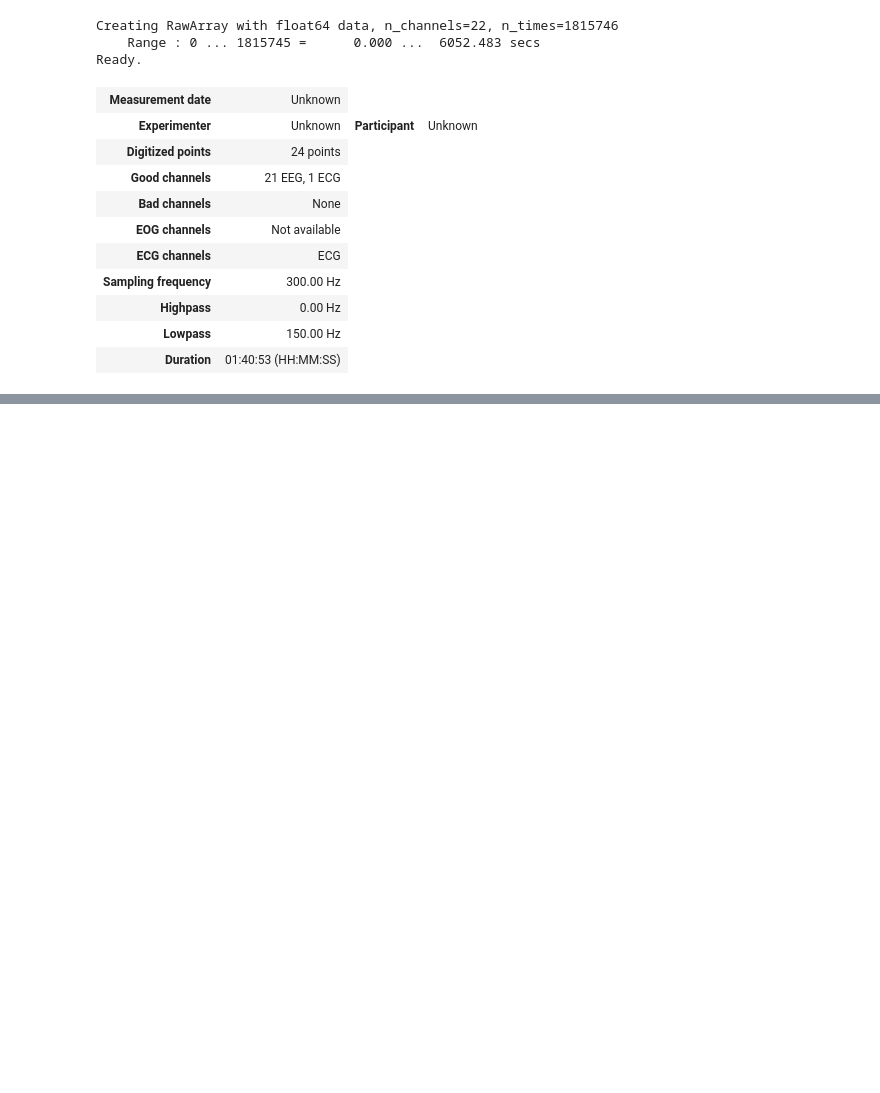
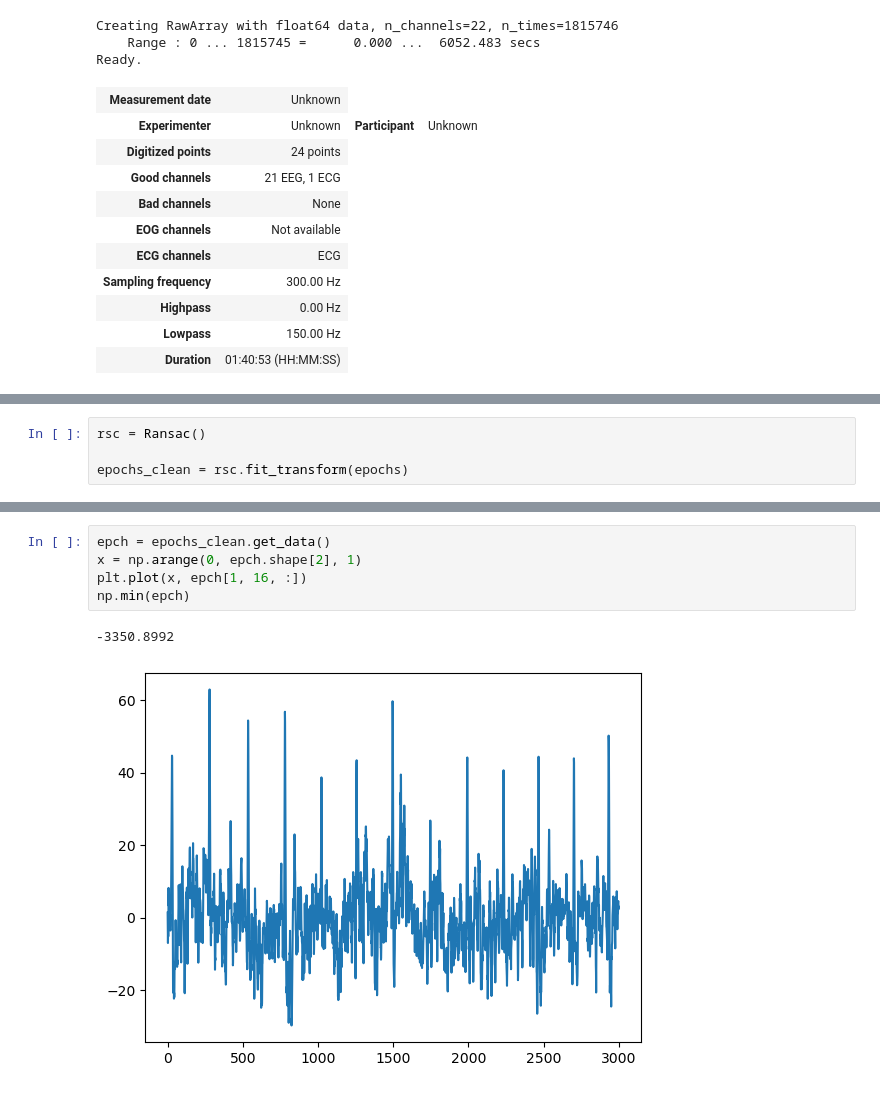
Before and after one commit to MH-Farhadi/Interictal_PNES_IGE_10s, a Jupyter notebook: preprocessing/SP.ipynb, the cells around one changed output, grey strips where cells are left out. Cells and saved outputs as stored; diff of their text form; blank space fills up the shorter version.

```diff
--- a/preprocessing/SP.ipynb
+++ b/preprocessing/SP.ipynb
@@ -118,0 +122,4 @@ Ready.
+# %%
+rsc = Ransac()
+
+epochs_clean = rsc.fit_transform(epochs)
@@ -118,0 +138,8 @@ Ready.
+# %%
+epch = epochs_clean.get_data()
+x = np.arange(0, epch.shape[2], 1)
+plt.plot(x, epch[1, 16, :])
+np.min(epch)
+# %% [output]
+-3350.8992
+[figure, added]
```
Also changed, not shown: parts of 6 cells of this notebook.
